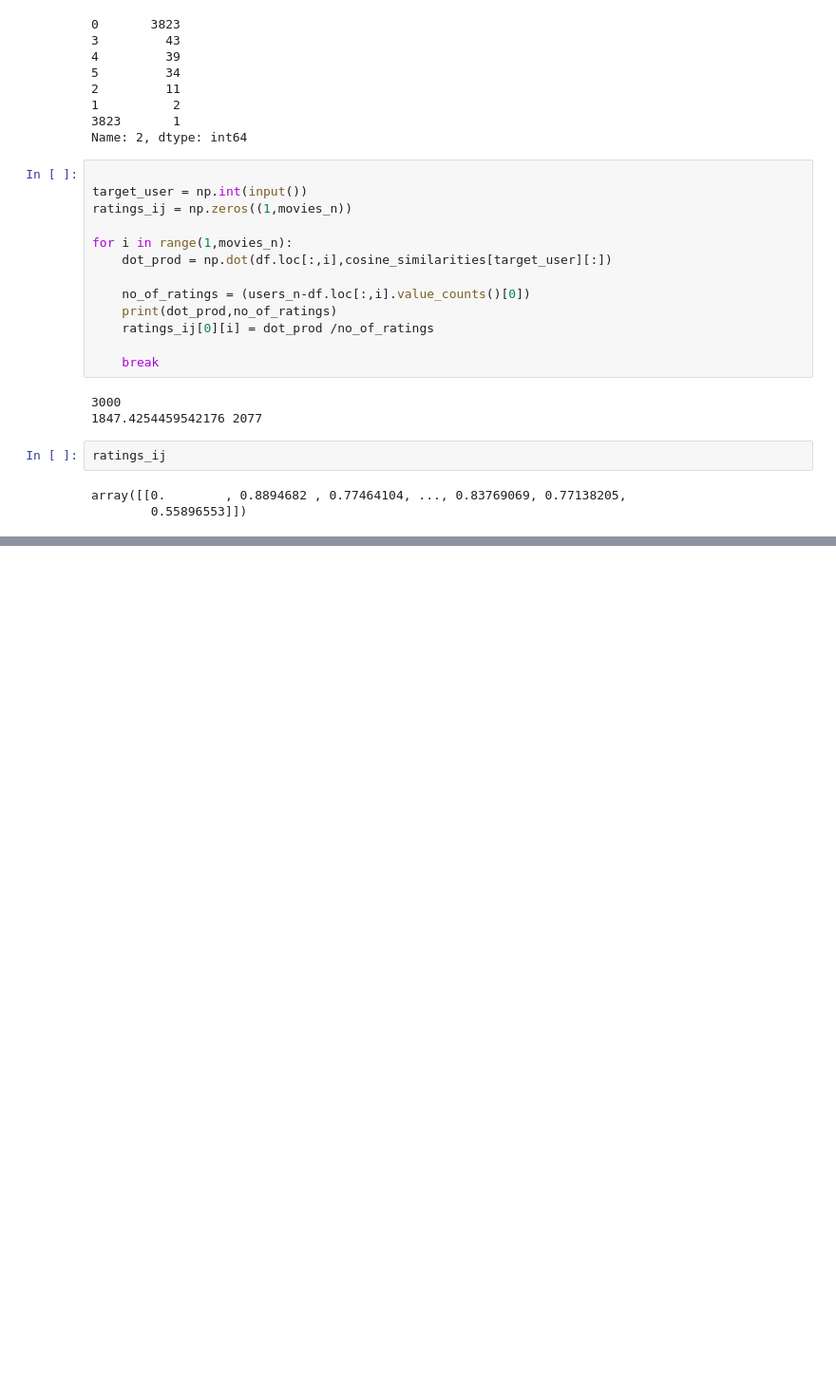
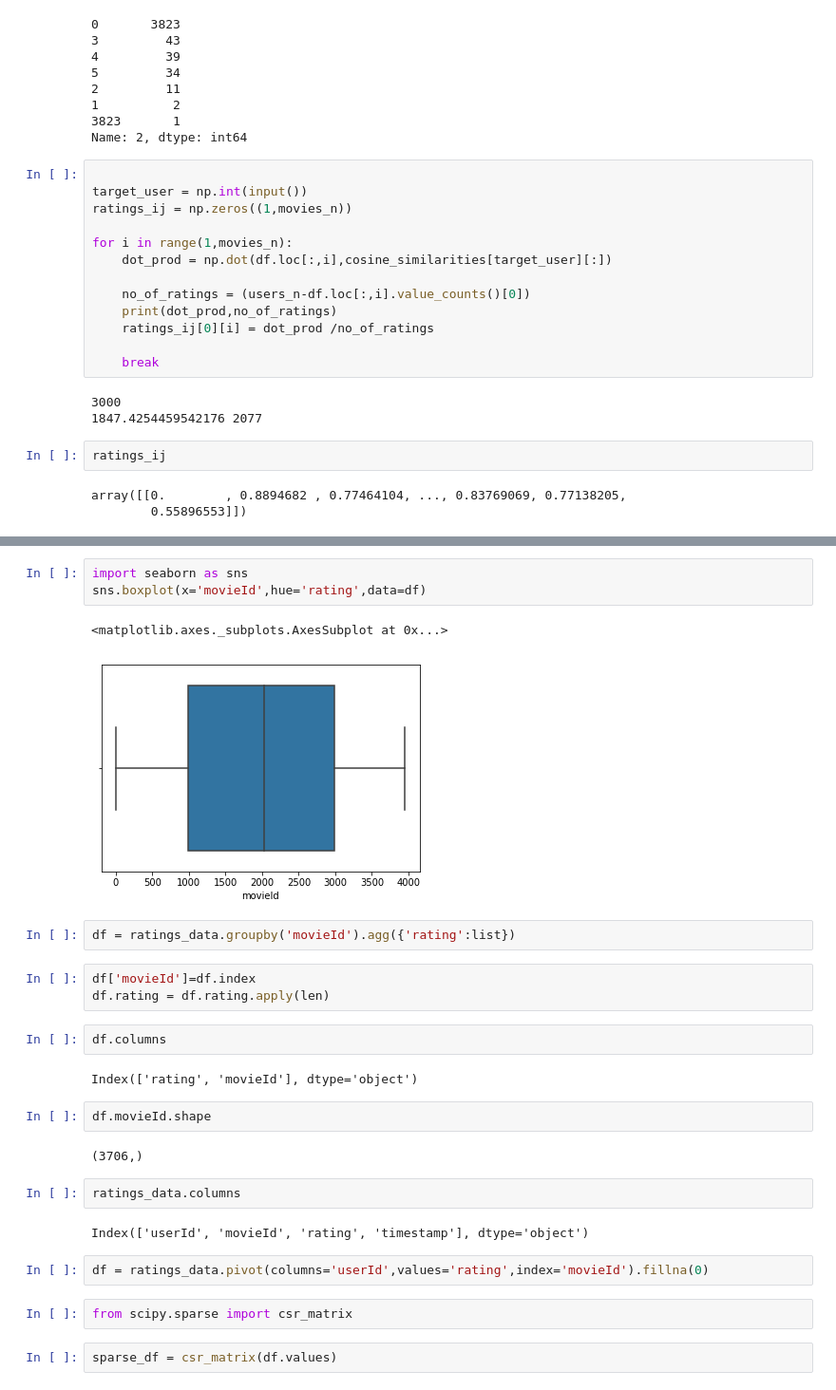
Before and after one commit to bhparijat/Recommendation-system-Pyspark, a Jupyter notebook: Recommendation System.ipynb, the cells around one changed output, grey strips where cells are left out. Shown at 95% size. Drawn from its saved outputs; the diff is of its cells as text; blank space fills up the shorter version.

Commit message:
adding sparse matrix script and nearest neighbor script

```diff
--- a/Recommendation System.ipynb
+++ b/Recommendation System.ipynb
@@ -277,0 +319,29 @@ array([[0.        , 0.8894682 , 0.77464104, ..., 0.83769069, 0.77138205,
+# %%
+import seaborn as sns
+sns.boxplot(x='movieId',hue='rating',data=df)
+# %% [output]
+<matplotlib.axes._subplots.AxesSubplot at 0x...>
+[figure, added]
+# %%
+df = ratings_data.groupby('movieId').agg({'rating':list})
+# %%
+df['movieId']=df.index
+df.rating = df.rating.apply(len)
+# %%
+df.columns
+# %% [output]
+Index(['rating', 'movieId'], dtype='object')
+# %%
+df.movieId.shape
+# %% [output]
+(3706,)
+# %%
+ratings_data.columns
+# %% [output]
+Index(['userId', 'movieId', 'rating', 'timestamp'], dtype='object')
+# %%
+df = ratings_data.pivot(columns='userId',values='rating',index='movieId').fillna(0)
+# %%
+from scipy.sparse import csr_matrix
+# %%
+sparse_df = csr_matrix(df.values)
```
Also changed, not shown: parts of 8 cells of this notebook.
